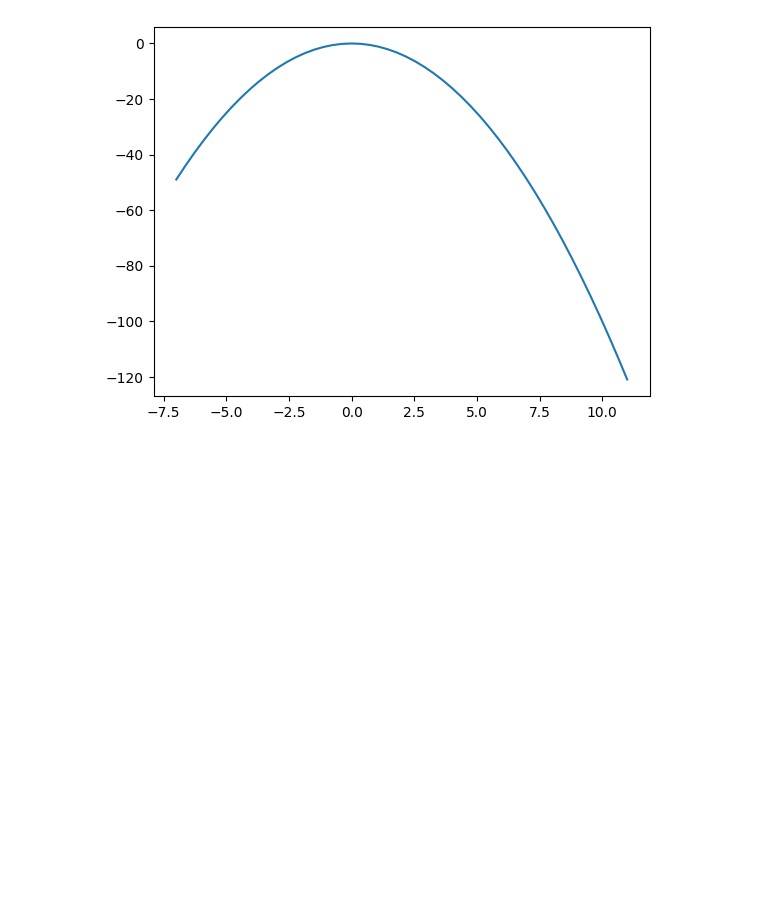
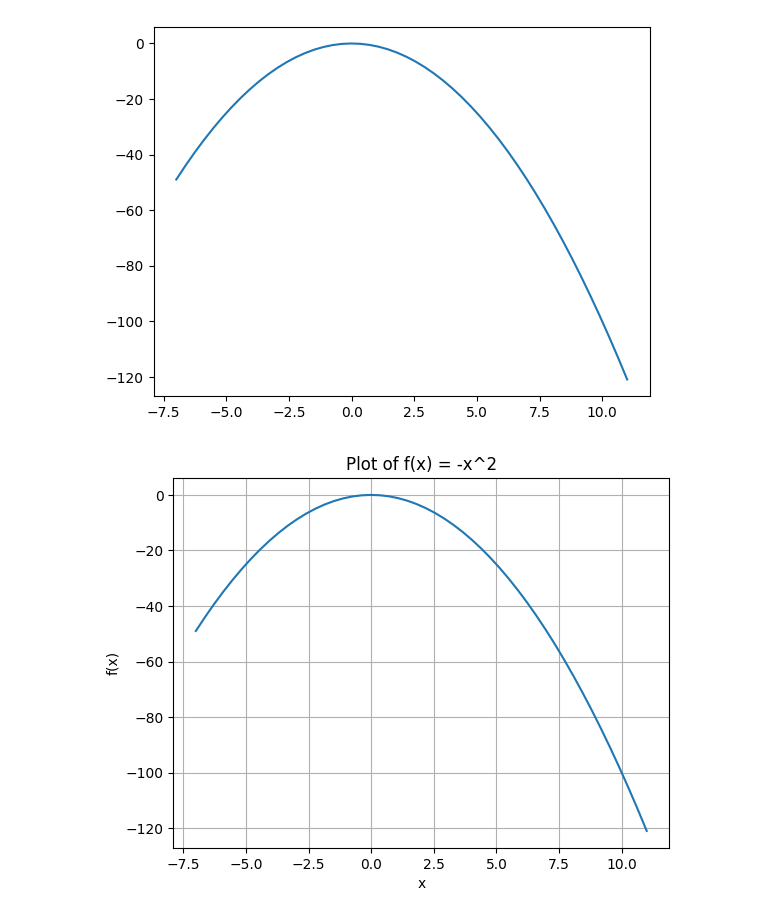
Before and after one commit to Rashed-35/Rashed-ST-16035, a Jupyter notebook: 06_01_2025.ipynb, the cells around one changed output. Saved outputs shown, nothing was run; the diff lists cells and outputs as text; code cells hidden in the pictures; blank space fills up the shorter version.

```diff
--- a/06_01_2025.ipynb
+++ b/06_01_2025.ipynb
@@ -138,3 +140,19 @@ plt.plot(x, y)
 # %% [output]
 [<matplotlib.lines.Line2D at 0x...>]
 [figure]
+# %%
+# prompt: plot f(x)=-x**2
+
+import numpy as np
+from matplotlib import pyplot as plt
+x=np.linspace(-7, 11, 50)
+y=-x**2
+plt.plot(x, y)
+
+plt.xlabel("x")
+plt.ylabel("f(x)")
+plt.title("Plot of f(x) = -x^2")
+plt.grid(True)
+plt.show()
+# %% [output]
+[figure, added]
```
Also changed, not shown: parts of 1 cell of this notebook.
